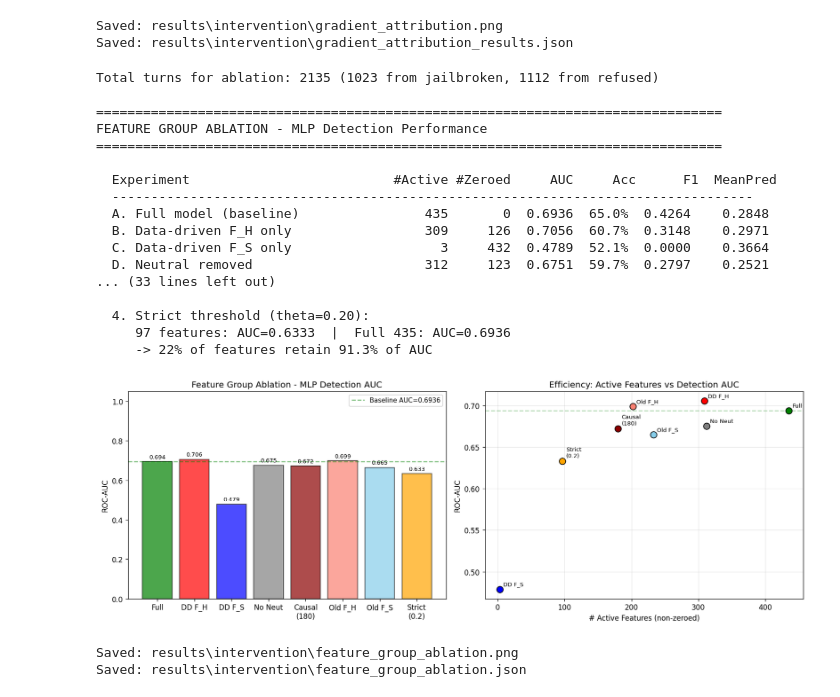
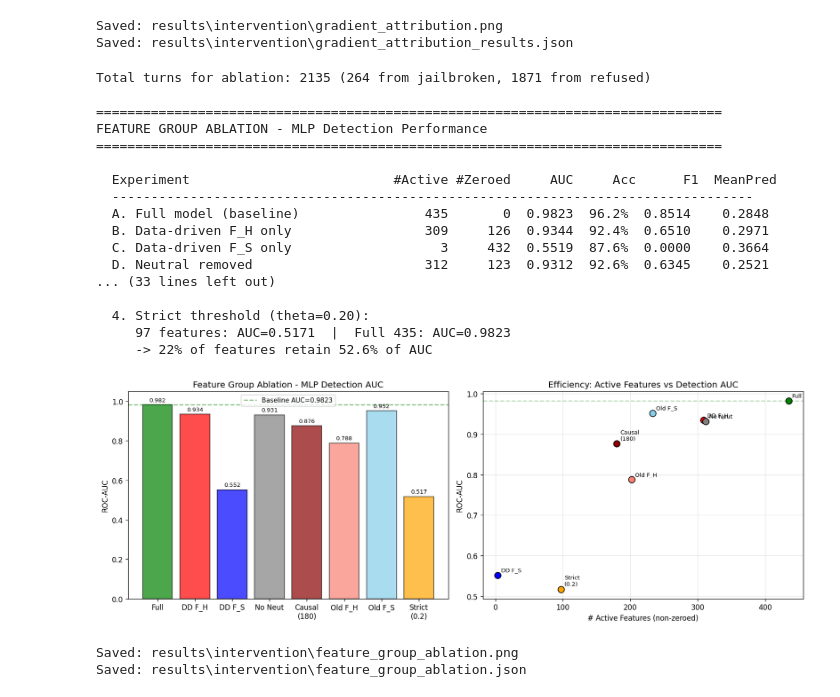
Before and after one commit to WilliamSnail/SAE-Jailbreak-Research, a Jupyter notebook: cross_layer_causal_sae_jailbreak_detection_V-1.3.ipynb, the cells around one changed output. Drawn from its saved outputs; the diff is of its cells as text; code cells hidden in the pictures.

```diff
--- a/cross_layer_causal_sae_jailbreak_detection_V-1.3.ipynb
+++ b/cross_layer_causal_sae_jailbreak_detection_V-1.3.ipynb
@@ -6532,7 +6532,7 @@ for d in dataset:
     for feat_vec, score in zip(d["features"], d["scores"]):
         arr = np.array(feat_vec, dtype=np.float32)
         all_features_list.append(arr)
-        all_labels_list.append(label)
+        all_labels_list.append(1 if score > 8 else 0)  # per-turn label (score > 8)
         all_scores_list.append(score)
 
 X_all = np.stack(all_features_list)              # (N, 435)
@@ -6683,41 +6683,41 @@ for i, (name, res) in enumerate(ablation_results.items()):
     ax.scatter(res["n_active"], res["auc"], c=colors_auc[i], s=80, zorder=3, edgecolors="black")
     ax.annotate(names_short[i], (res["n_active"], res["auc"]),
                 textcoords="offset points", xytext=(5, 5), fontsize=8)
 ax.set_xlabel("# Active Features (non-zeroed)")
 ax.set_ylabel("ROC-AUC")
 ax.set_title("Efficiency: Active Features vs Detection AUC")
 ax.axhline(baseline_auc, color="green", ls="--", alpha=0.3)
 ax.grid(True, alpha=0.3)
 
 plt.tight_layout()
 plt.savefig(PHASE4_DIR / "feature_group_ablation.png", dpi=150, bbox_inches="tight")
 plt.show()
 print(f"\nSaved: {PHASE4_DIR / 'feature_group_ablation.png'}")
 
 # -- Save results -------------------------------------------------
 ablation_save = {k: v for k, v in ablation_results.items()}
 with open(PHASE4_DIR / "feature_group_ablation.json", "w") as f:
     json.dump(ablation_save, f, indent=2)
 print(f"Saved: {PHASE4_DIR / 'feature_group_ablation.json'}")
 # %% [output]
-Total turns for ablation: 2135 (1023 from jailbroken, 1112 from refused)
+Total turns for ablation: 2135 (264 from jailbroken, 1871 from refused)
 
 ================================================================================
 FEATURE GROUP ABLATION - MLP Detection Performance
 ================================================================================
 
   Experiment                          #Active #Zeroed     AUC     Acc      F1  MeanPred
   ----------------------------------------------------------------------------------
-  A. Full model (baseline)                435       0  0.6936  65.0%  0.4264    0.2848
-  B. Data-driven F_H only                 309     126  0.7056  60.7%  0.3148    0.2971
-  C. Data-driven F_S only                   3     432  0.4789  52.1%  0.0000    0.3664
-  D. Neutral removed                      312     123  0.6751  59.7%  0.2797    0.2521
+  A. Full model (baseline)                435       0  0.9823  96.2%  0.8514    0.2848
+  B. Data-driven F_H only                 309     126  0.9344  92.4%  0.6510    0.2971
+  C. Data-driven F_S only                   3     432  0.5519  87.6%  0.0000    0.3664
+  D. Neutral removed                      312     123  0.9312  92.6%  0.6345    0.2521
 ... (33 lines left out)
 
   4. Strict threshold (theta=0.20):
-     97 features: AUC=0.6333  |  Full 435: AUC=0.6936
-     -> 22% of features retain 91.3% of AUC
+     97 features: AUC=0.5171  |  Full 435: AUC=0.9823
+     -> 22% of features retain 52.6% of AUC
-[figure, old version]
+[figure, new version]
 Saved: results\intervention\feature_group_ablation.png
 Saved: results\intervention\feature_group_ablation.json
 # %%
```
Also changed, not shown: parts of 4 cells of this notebook, 1 other file.
